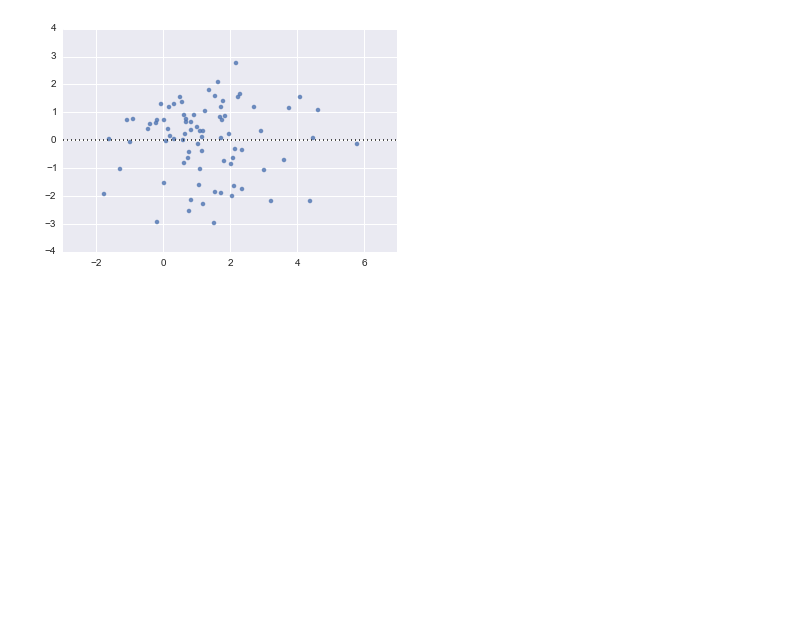
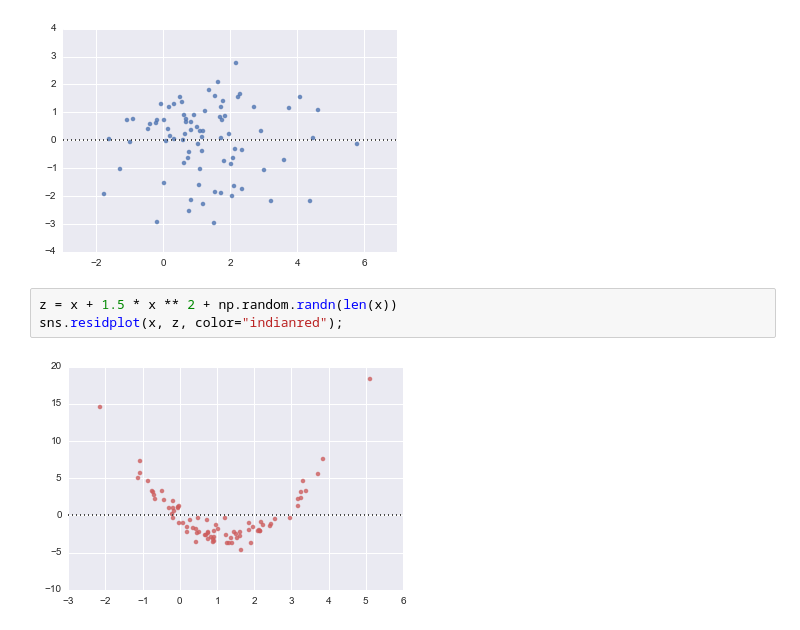
Before and after one commit to tarmstro/mvbop, a Jupyter notebook: seaborn_tutorial.ipynb, the cells around one changed output. Cells and saved outputs as stored; diff of their text form; blank space fills up the shorter version.

```diff
--- a/seaborn_tutorial.ipynb
+++ b/seaborn_tutorial.ipynb
@@ -367,3 +367,8 @@ ax.set(xlabel="x variable", ylabel="y variable");
 sns.residplot(x, y);
 # %% [output]
 [figure]
+# %%
+z = x + 1.5 * x ** 2 + np.random.randn(len(x))
+sns.residplot(x, z, color="indianred");
+# %% [output]
+[figure, added]
```
